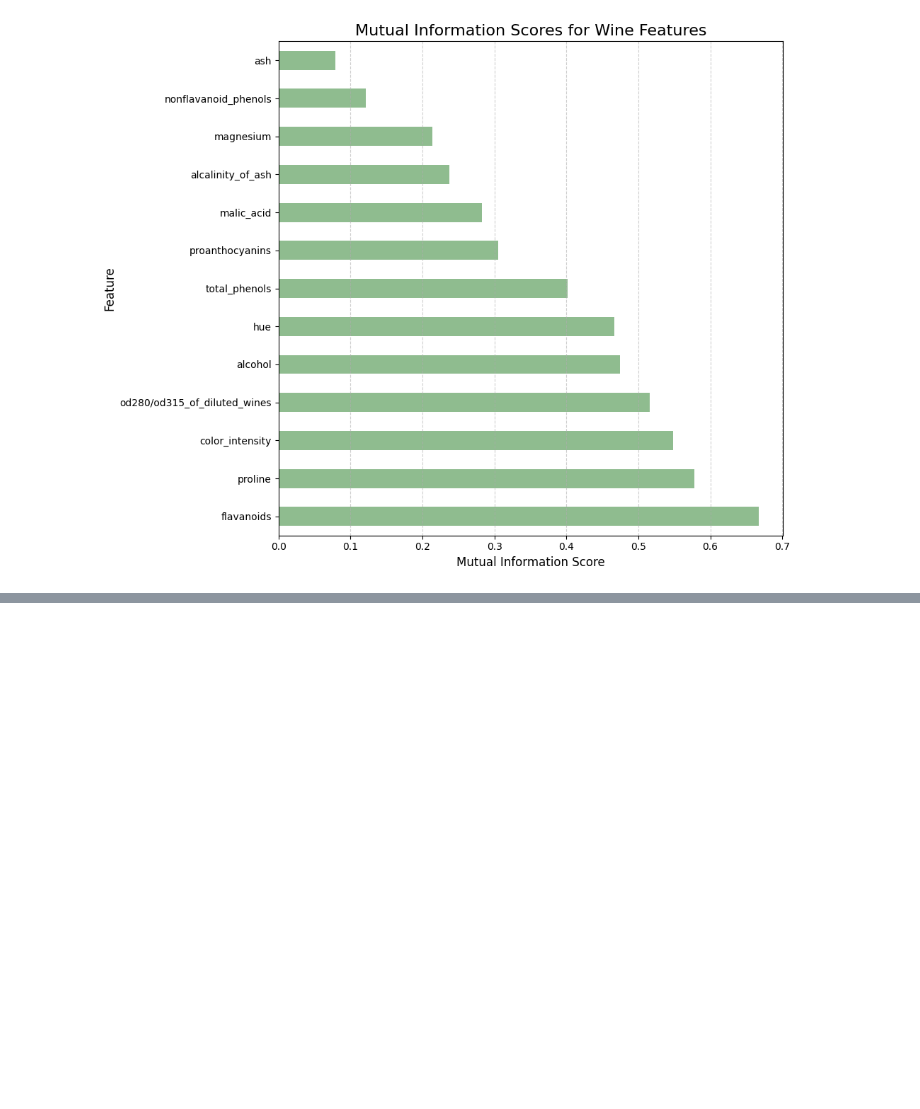
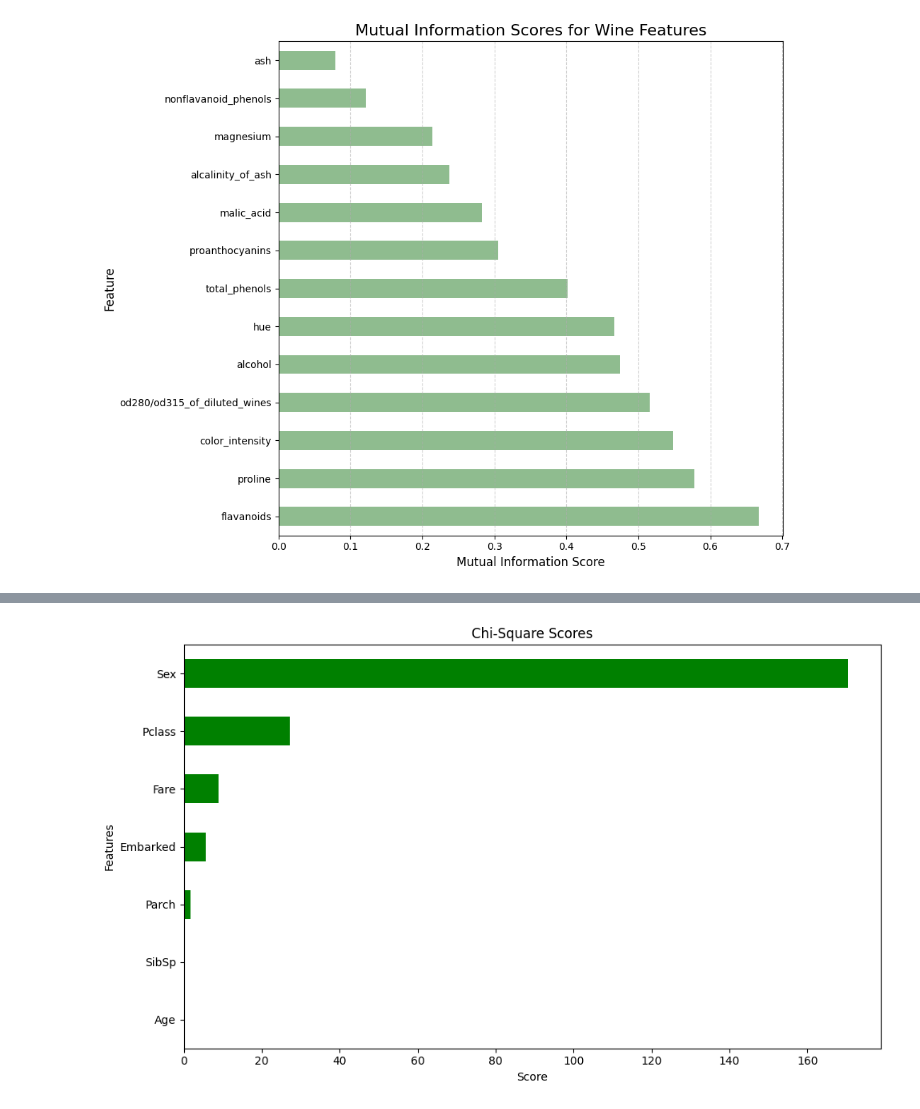
Before and after one commit to V4T5AV/ML, a Jupyter notebook: ML.ipynb, the cells around one changed output, grey strips where cells are left out. Saved outputs shown, nothing was run; the diff lists cells and outputs as text; code cells hidden in the pictures; blank space fills up the shorter version.

```diff
--- a/ML.ipynb
+++ b/ML.ipynb
@@ -623,0 +749,14 @@ dtype: float64
+# %%
+#chi-square test(with bar plot)
+X_scaled = MinMaxScaler().fit_transform(X)
+chi_scores, _ = chi2(X_scaled, y)
+chi_series = pd.Series(chi_scores, index=X.columns).sort_values(ascending=True)
+
+chi_series.plot(kind='barh', figsize=(10, 6), color='green')
+plt.title('Chi-Square Scores')
+plt.xlabel('Score')
+plt.ylabel('Features')
+plt.tight_layout()
+plt.show()
+# %% [output]
+[figure, added]
```
Also changed, not shown: parts of 12 cells of this notebook.
